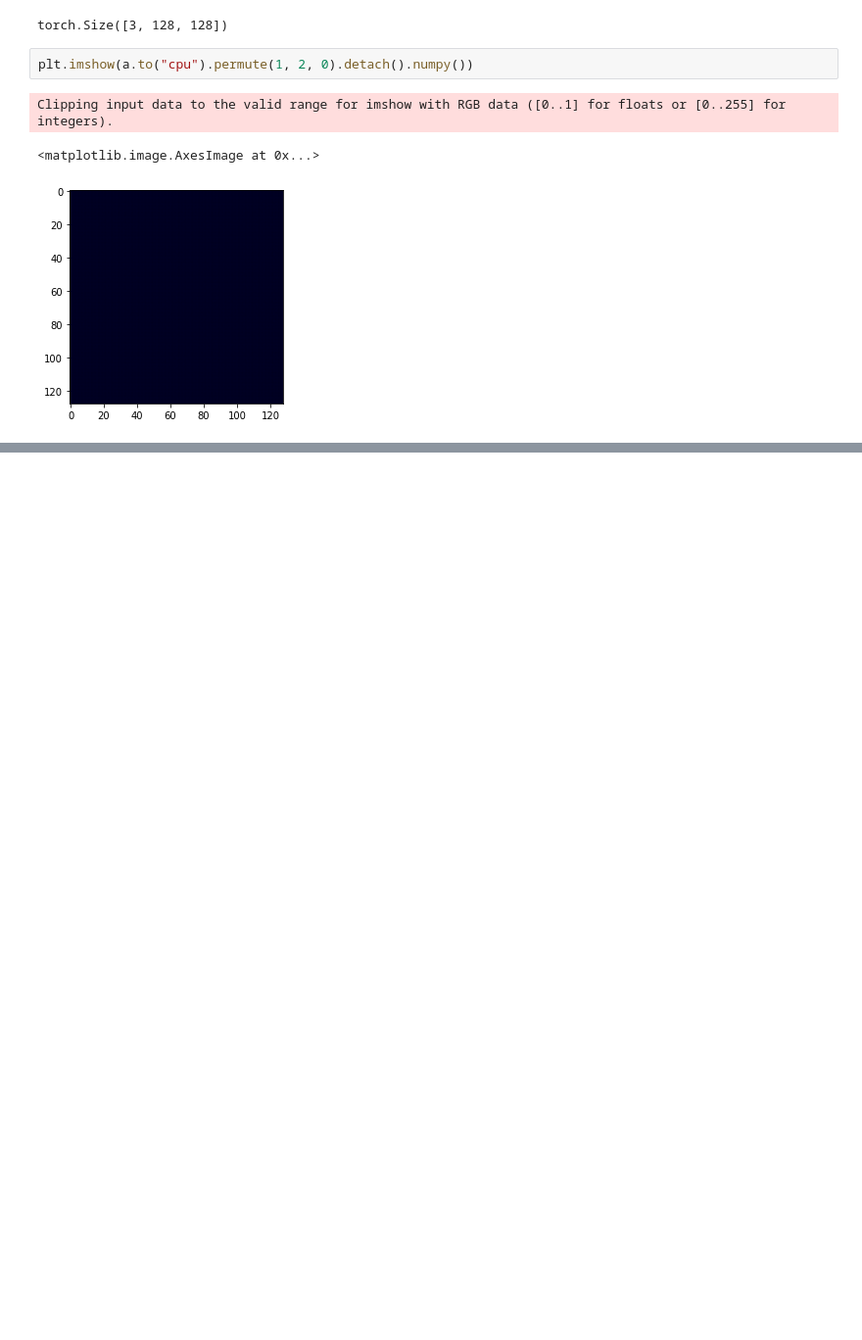
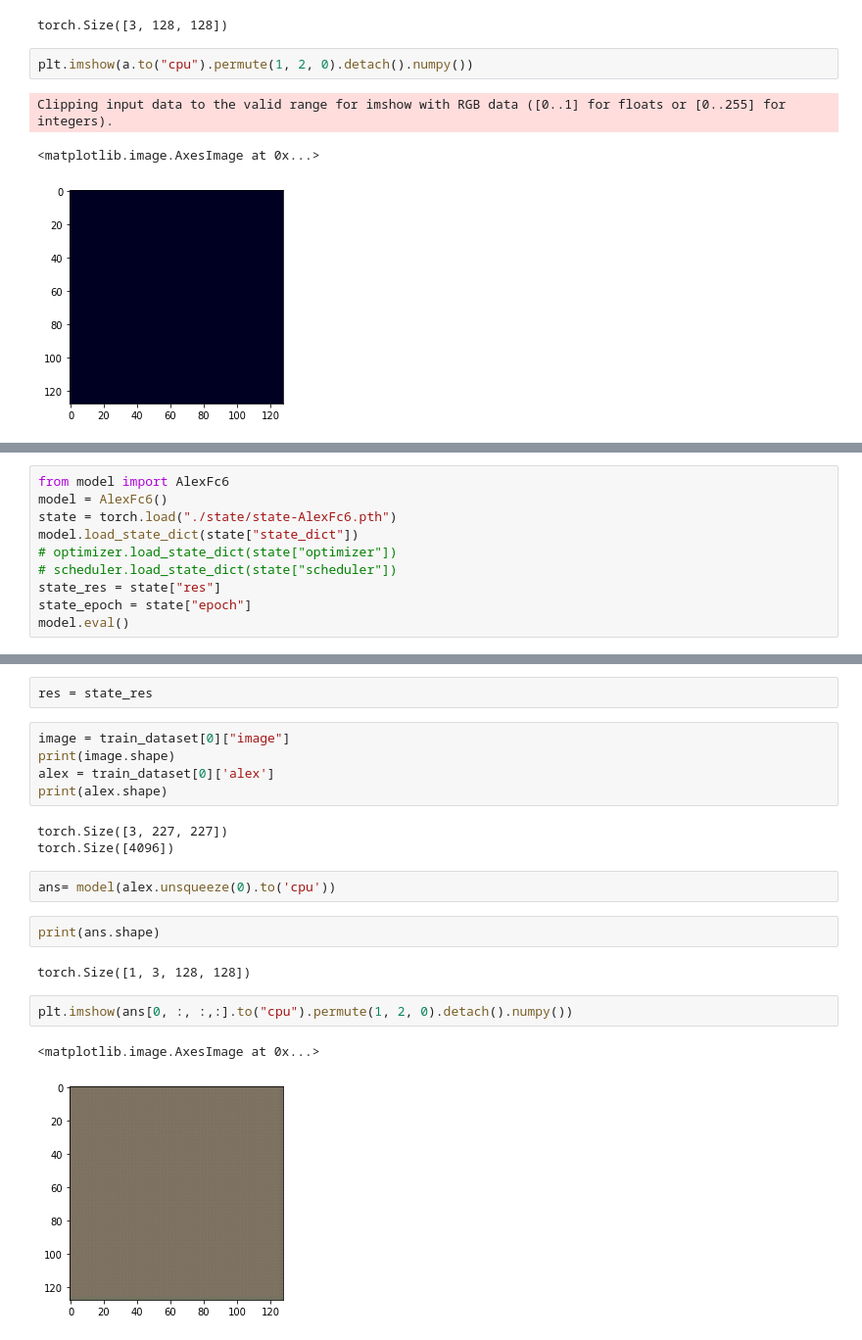
Before and after one commit to 1-1is0/deep-projects, a Jupyter notebook: q2/fc6.ipynb, the cells around one changed output, grey strips where cells are left out. Shown at 98% size. Drawn from its saved outputs; the diff is of its cells as text; blank space fills up the shorter version.

```diff
--- a/q2/fc6.ipynb
+++ b/q2/fc6.ipynb
@@ -179,0 +162,10 @@ tensor([[[-0.0007, -0.0008, -0.0009,  ..., -0.0008, -0.0009, -0.0008],
+# %%
+from model import AlexFc6
+model = AlexFc6()
+state = torch.load("./state/state-AlexFc6.pth")
+model.load_state_dict(state["state_dict"])
+# optimizer.load_state_dict(state["optimizer"])
+# scheduler.load_state_dict(state["scheduler"])
+state_res = state["res"]
+state_epoch = state["epoch"]
+model.eval()
@@ -179,0 +183,21 @@ tensor([[[-0.0007, -0.0008, -0.0009,  ..., -0.0008, -0.0009, -0.0008],
+# %%
+res = state_res
+# %%
+image = train_dataset[0]["image"]
+print(image.shape)
+alex = train_dataset[0]['alex']
+print(alex.shape)
+# %% [output]
+torch.Size([3, 227, 227])
+torch.Size([4096])
+# %%
+ans= model(alex.unsqueeze(0).to('cpu'))
+# %%
+print(ans.shape)
+# %% [output]
+torch.Size([1, 3, 128, 128])
+# %%
+plt.imshow(ans[0, :, :,:].to("cpu").permute(1, 2, 0).detach().numpy())
+# %% [output]
+<matplotlib.image.AxesImage at 0x...>
+[figure, added]
```
Also changed, not shown: parts of 5 cells of this notebook, 6 other files.
